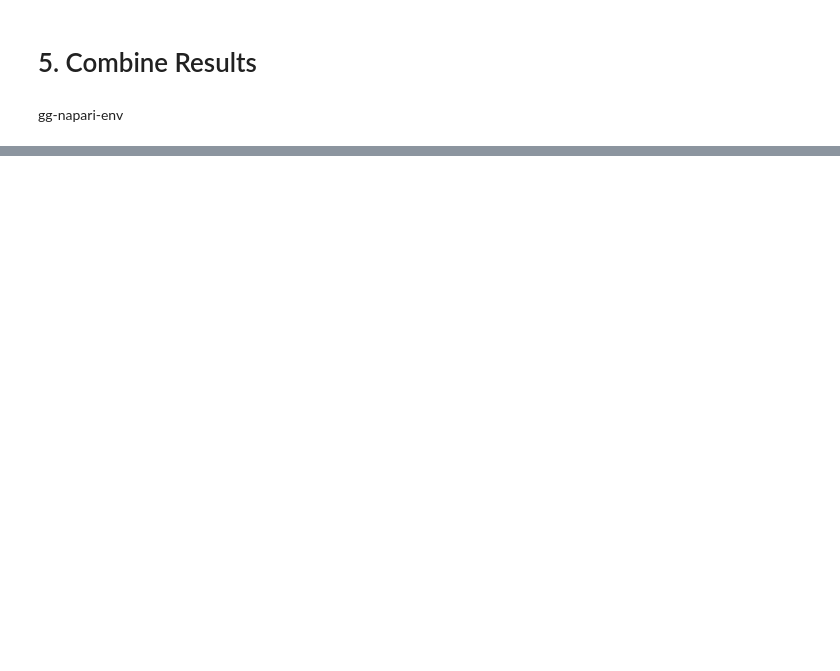
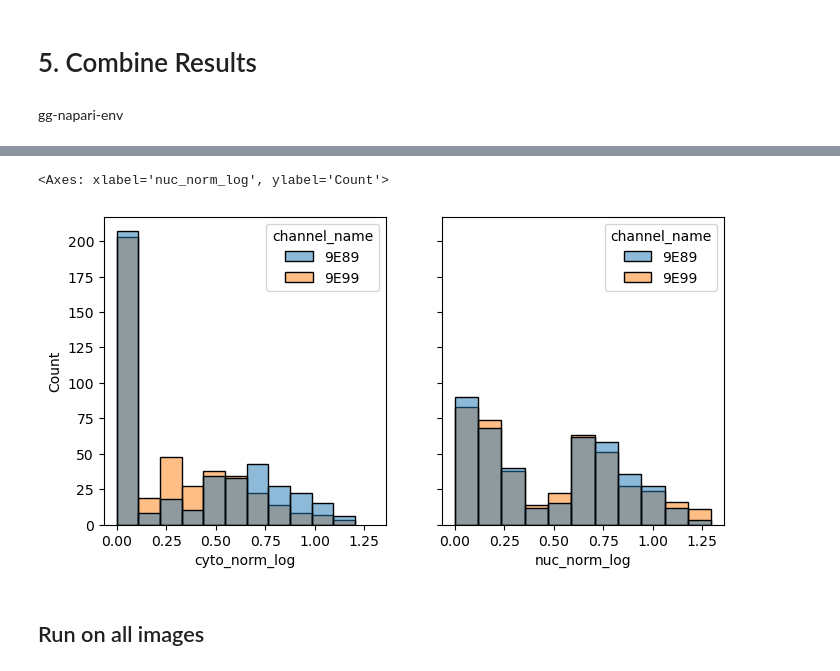
Before and after one commit to Social-Evolution-and-Behavior/Glotzer-Kronauer-2025, a Jupyter notebook: cell-segmentation/scripts/combine_all_results.ipynb, the cells around one changed output, grey strips where cells are left out. Saved outputs shown, nothing was run; the diff lists cells and outputs as text; code cells hidden in the pictures; blank space fills up the shorter version.

```diff
--- a/cell-segmentation/scripts/combine_all_results.ipynb
+++ b/cell-segmentation/scripts/combine_all_results.ipynb
@@ -6,6 +6,14 @@ gg-napari-env
 import numpy as np
 import pandas as pd
 import os
+# %%
+normalization_quantile = 0.001
+chosen_OR_nuc_norm_threshold = 0.75 # was 0.7
+chosen_OR_min_area = 400
+chosen_OR_max_area = 900
+chosen_OR_max_eccentricity = 0.8
+chosen_OR_border_threshold = 100
+cyto_norm_threshold = 0.2
 # %%
 raw_data_dirs = os.listdir('../../../RNA-FISH-raw-data/')
 raw_data_p14 = [d for d in raw_data_dirs if '14' in d]
@@ -40,3 +51,6 @@ Found 4 czi files in ../../../RNA-FISH-raw-data/20250523 C P14 T U54-647 Lnc4-54
+# %%
+channels = ['AF546', 'AF647']
+channel_names = ["9E89", "9E99"]
 # %%
 results_dir = f'../results/{input}'
 results_files = os.listdir(results_dir)
@@ -56,0 +158,14 @@ results.to_csv(results_path, index=False)
+# %%
+import matplotlib.pyplot as plt
+import seaborn as sns
+# Plot density of log-intensities for different channels
+results_melted['cyto_norm_log'] = np.log1p(results_melted['cyto-norm'])
+results_melted['nuc_norm_log'] = np.log1p(results_melted['nuc-norm'])
+f, ax = plt.subplots(1, 2, figsize=(8, 4), sharex=True, sharey=True)
+sns.histplot(data=results_melted, x='cyto_norm_log', hue='channel_name', fill=True, common_norm=False, alpha=0.5, ax=ax[0])
+sns.histplot(data=results_melted, x='nuc_norm_log', hue='channel_name', fill=True, common_norm=False, alpha=0.5, ax=ax[1])
+# %% [output]
+<Axes: xlabel='nuc_norm_log', ylabel='Count'>
+[figure, added]
+# %% [markdown]
+## Run on all images
```
Also changed, not shown: parts of 7 cells of this notebook, 55 other files.
